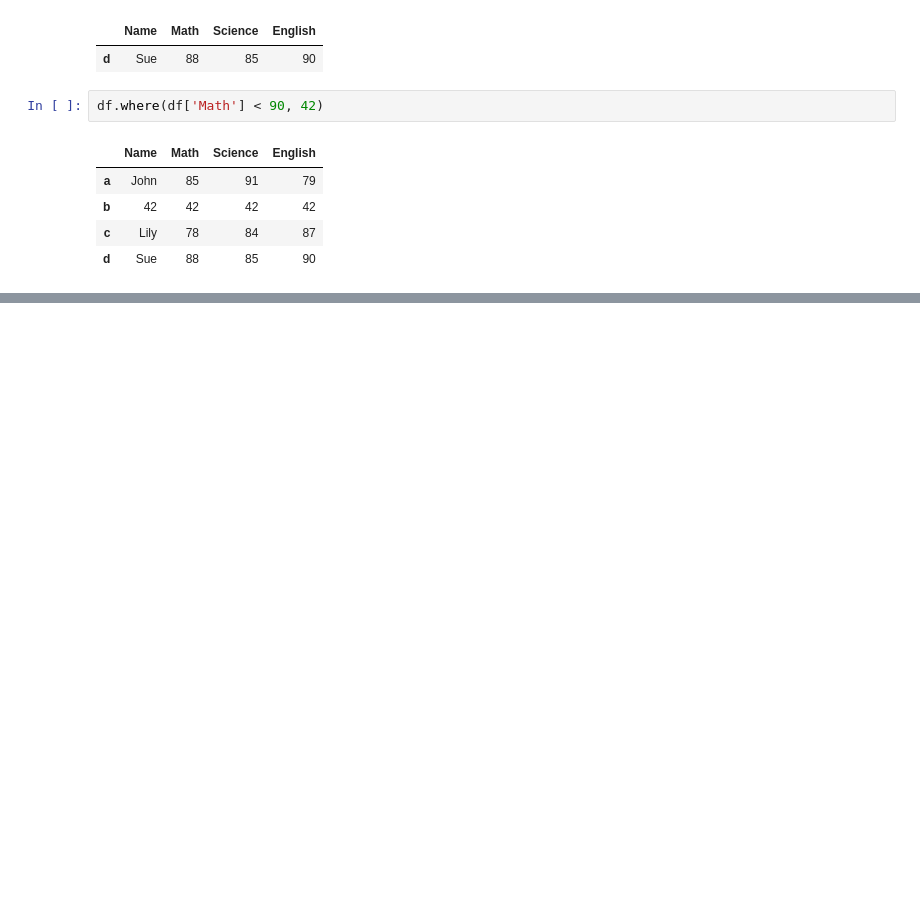
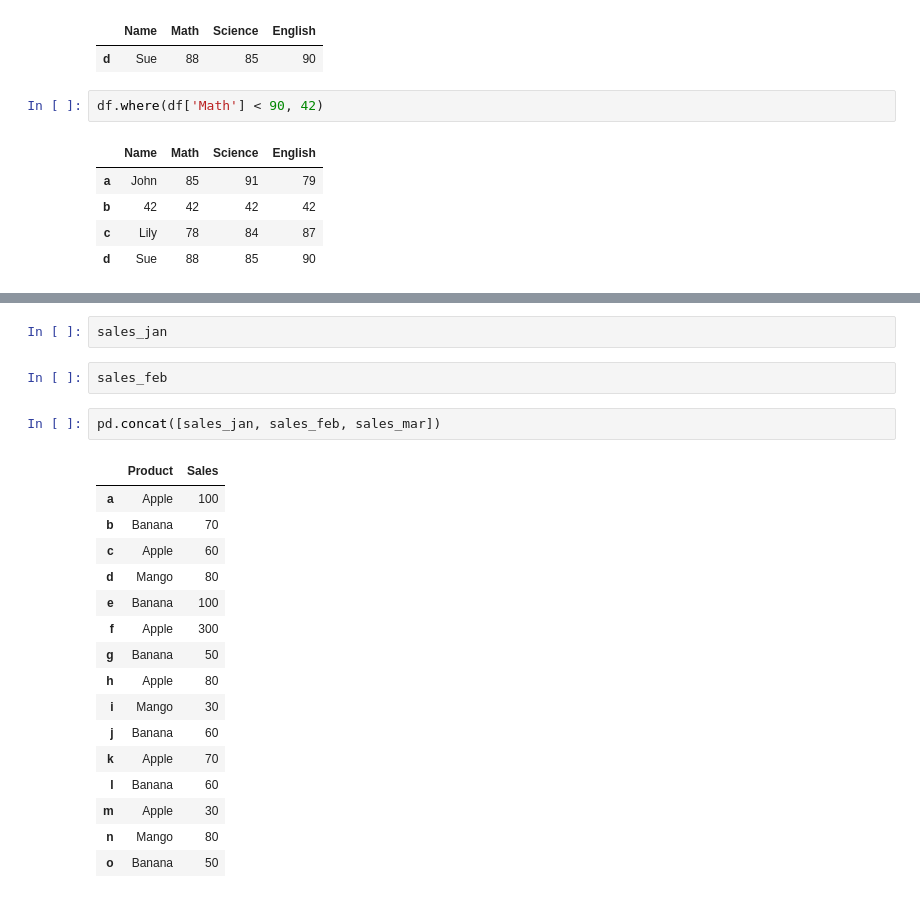
Before and after one commit to PotapenkoOleg/ai-notebooks, a Jupyter notebook: ai_notebooks/pandas/youtube_course.ipynb, the cells around one changed output, grey strips where cells are left out. Cells and saved outputs as stored; diff of their text form; blank space fills up the shorter version.

```diff
--- a/ai_notebooks/pandas/youtube_course.ipynb
+++ b/ai_notebooks/pandas/youtube_course.ipynb
@@ -218,0 +515,23 @@ df.where(df['Math'] < 90, 42)
+# %%
+sales_jan
+# %%
+sales_feb
+# %%
+pd.concat([sales_jan, sales_feb, sales_mar])
+# %% [output]
+|  | Product | Sales |
+| a | Apple | 100 |
+| b | Banana | 70 |
+| c | Apple | 60 |
+| d | Mango | 80 |
+| e | Banana | 100 |
+| f | Apple | 300 |
+| g | Banana | 50 |
+| h | Apple | 80 |
+| i | Mango | 30 |
+| j | Banana | 60 |
+| k | Apple | 70 |
+| l | Banana | 60 |
+| m | Apple | 30 |
+| n | Mango | 80 |
+| o | Banana | 50 |
```
Also changed, not shown: parts of 82 cells of this notebook, 1 other file.
